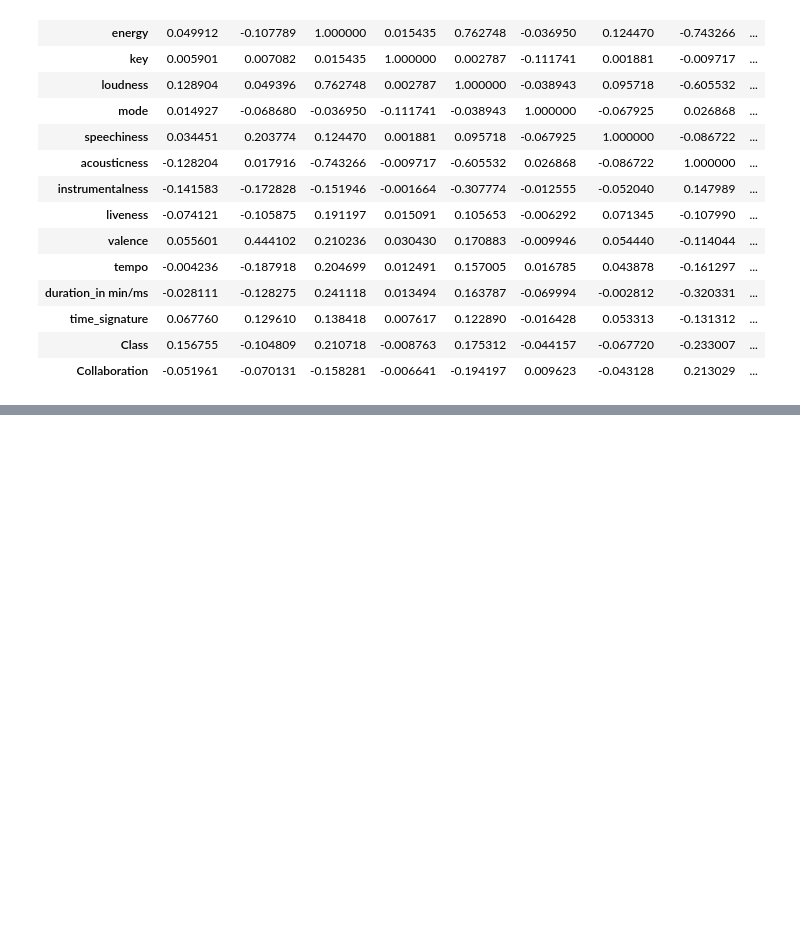
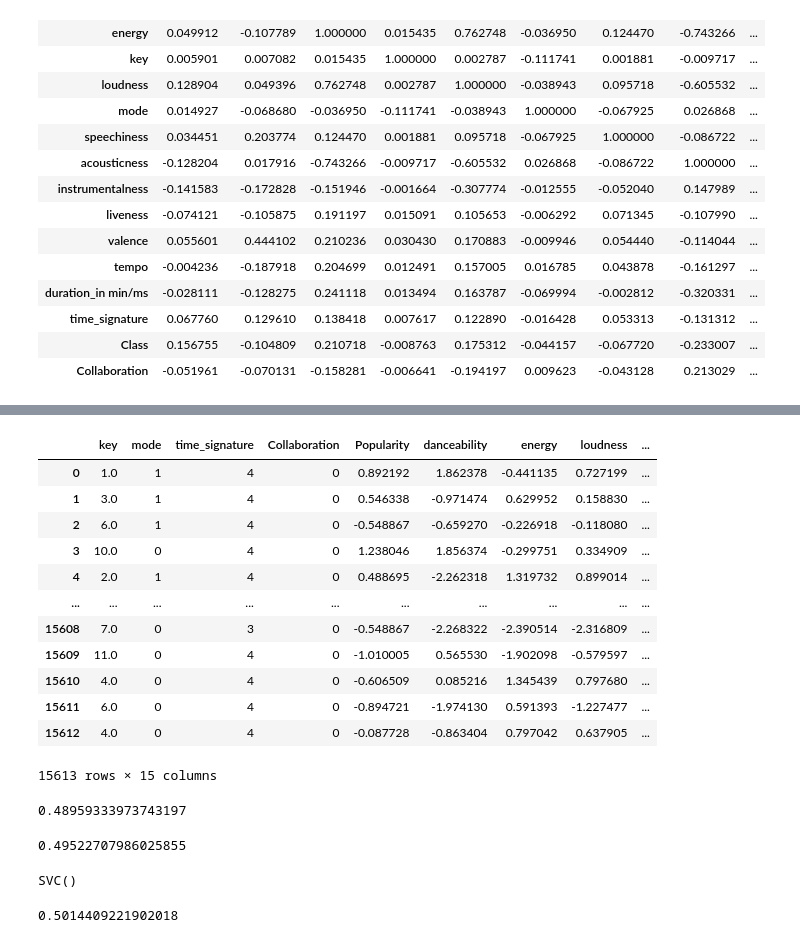
Before and after one commit to IKLADE/music_genre, a Jupyter notebook: Music Genre Classification.ipynb, the cells around one changed output, grey strips where cells are left out. Saved outputs shown, nothing was run; the diff lists cells and outputs as text; code cells hidden in the pictures; blank space fills up the shorter version.

```diff
--- a/Music Genre Classification.ipynb
+++ b/Music Genre Classification.ipynb
@@ -598,4 +770,0 @@ dummies1=dummies1.drop(dummies1.columns[8000],axis='columns')
-# %%
-df=df.drop(['Artist Name'],axis='columns')
-df=pd.concat([df,dummies1],axis='columns')
-df
@@ -607,7 +771,3 @@ dummies2=dummies2.drop(dummies2.columns[8000],axis='columns')
-# %%
-df=df.drop(['Track Name'],axis='columns')
-df=pd.concat([df,dummies2],axis='columns')
-df
 # %%
 Y=df['Class']
 Y
@@ -614,6 +787,20 @@ Y
 # %%
-X=df.drop(['Class'],axis='columns')
+X=df.drop(['Class','Artist Name','Track Name'],axis='columns')
 X
+# %% [output]
+|  | key | mode | time_signature | Collaboration | Popularity | danceability | energy | loudness | ... |
+| 0 | 1.0 | 1 | 4 | 0 | 0.892192 | 1.862378 | -0.441135 | 0.727199 | ... |
+| 1 | 3.0 | 1 | 4 | 0 | 0.546338 | -0.971474 | 0.629952 | 0.158830 | ... |
+| 2 | 6.0 | 1 | 4 | 0 | -0.548867 | -0.659270 | -0.226918 | -0.118080 | ... |
+| 3 | 10.0 | 0 | 4 | 0 | 1.238046 | 1.856374 | -0.299751 | 0.334909 | ... |
+| 4 | 2.0 | 1 | 4 | 0 | 0.488695 | -2.262318 | 1.319732 | 0.899014 | ... |
+| ... | ... | ... | ... | ... | ... | ... | ... | ... | ... |
+| 15608 | 7.0 | 0 | 3 | 0 | -0.548867 | -2.268322 | -2.390514 | -2.316809 | ... |
+| 15609 | 11.0 | 0 | 4 | 0 | -1.010005 | 0.565530 | -1.902098 | -0.579597 | ... |
+| 15610 | 4.0 | 0 | 4 | 0 | -0.606509 | 0.085216 | 1.345439 | 0.797680 | ... |
+| 15611 | 6.0 | 0 | 4 | 0 | -0.894721 | -1.974130 | 0.591393 | -1.227477 | ... |
+| 15612 | 4.0 | 0 | 4 | 0 | -0.087728 | -0.863404 | 0.797042 | 0.637905 | ... |
+15613 rows × 15 columns
 # %%
 from sklearn.model_selection import train_test_split
 X_train,X_test,Y_train,Y_test=train_test_split(X,Y,train_size=0.8,random_state=20)
@@ -624,3 +811,21 @@ lr.fit(X_train,Y_train)
 
 Y_predcited=lr.predict(X_test)
 lr.score(X_test,Y_test)
+# %% [output]
+0.48959333973743197
+# %%
+from sklearn.model_selection import cross_val_score
+scores=cross_val_score(lr,X,Y)
+np.average(scores)
+# %% [output]
+0.49522707986025855
+# %%
+from sklearn.svm import SVC
+svc=SVC()
+svc.fit(X_train,Y_train)
+# %% [output]
+SVC()
+# %%
+svc.score(X_test,Y_test)
+# %% [output]
+0.5014409221902018
```
Also changed, not shown: parts of 40 cells of this notebook.
